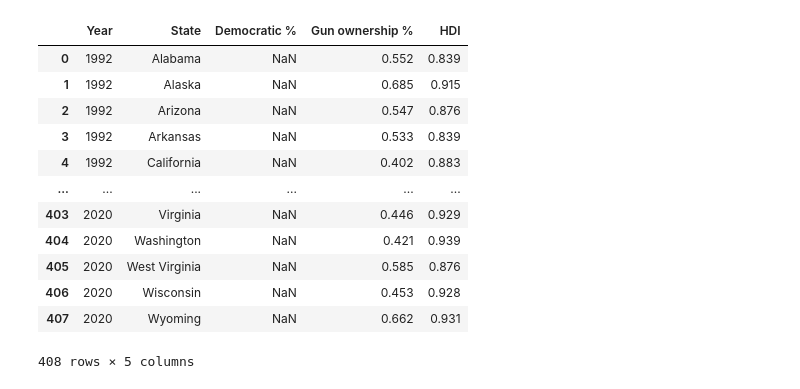
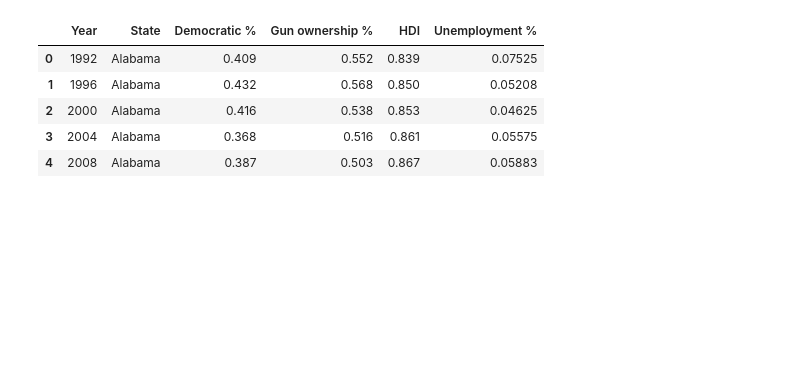
Before and after one commit to SzczypekJ/Predicting-USA-presidential-elections, a Jupyter notebook: first_model.ipynb, the cells around one changed output. Saved outputs shown, nothing was run; the diff lists cells and outputs as text; code cells hidden in the pictures; blank space fills up the shorter version.

Commit message:
1st model

```diff
--- a/first_model.ipynb
+++ b/first_model.ipynb
@@ -1,22 +1,18 @@
 # %%
 import pandas as pd
+import numpy as np
 import matplotlib.pyplot as plt
+from cmdstanpy import CmdStanModel
 
-file_path = 'C:/Users/szczy/Downloads/template.xlsx'
+
+file_path = 'data/main_data.xlsx'
 data = pd.read_excel(file_path)
 
-data
+data.head()
 # %% [output]
-|  | Year | State | Democratic % | Gun ownership % | HDI |
-| 0 | 1992 | Alabama | NaN | 0.552 | 0.839 |
-| 1 | 1992 | Alaska | NaN | 0.685 | 0.915 |
-| 2 | 1992 | Arizona | NaN | 0.547 | 0.876 |
-| 3 | 1992 | Arkansas | NaN | 0.533 | 0.839 |
-| 4 | 1992 | California | NaN | 0.402 | 0.883 |
-| ... | ... | ... | ... | ... | ... |
-| 403 | 2020 | Virginia | NaN | 0.446 | 0.929 |
-| 404 | 2020 | Washington | NaN | 0.421 | 0.939 |
-| 405 | 2020 | West Virginia | NaN | 0.585 | 0.876 |
-| 406 | 2020 | Wisconsin | NaN | 0.453 | 0.928 |
-| 407 | 2020 | Wyoming | NaN | 0.662 | 0.931 |
+|  | Year | State | Democratic % | Gun ownership % | HDI | Unemployment % |
+| 0 | 1992 | Alabama | 0.409 | 0.552 | 0.839 | 0.07525 |
+| 1 | 1996 | Alabama | 0.432 | 0.568 | 0.850 | 0.05208 |
+| 2 | 2000 | Alabama | 0.416 | 0.538 | 0.853 | 0.04625 |
+| 3 | 2004 | Alabama | 0.368 | 0.516 | 0.861 | 0.05575 |
+| 4 | 2008 | Alabama | 0.387 | 0.503 | 0.867 | 0.05883 |
-408 rows × 5 columns
```
Also changed, not shown: parts of 2 cells of this notebook, 3 other files.
